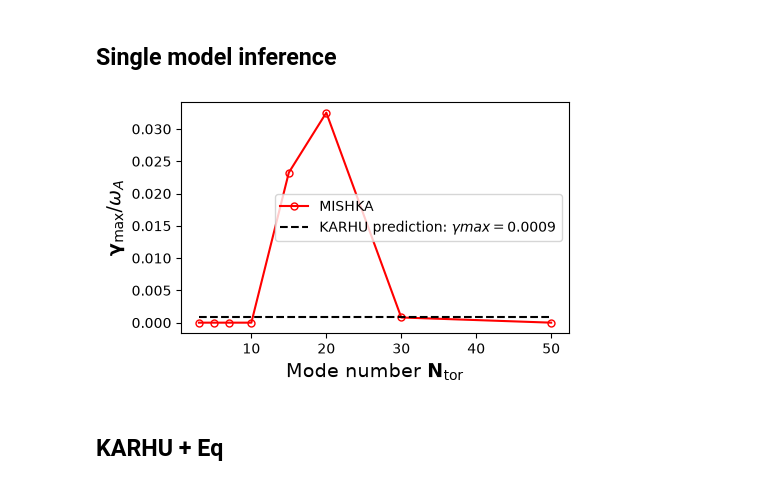
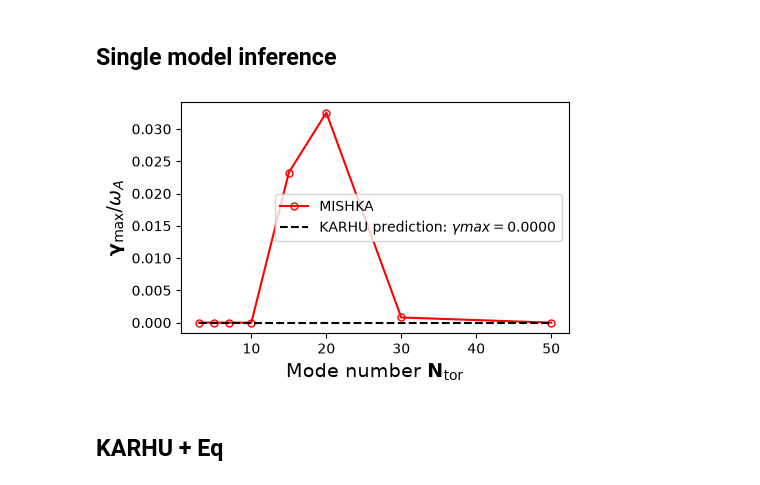
Before and after one commit to DIGIfusion/karhu, a Jupyter notebook: example/run_inference.ipynb, the cells around one changed output. Saved outputs shown, nothing was run; the diff lists cells and outputs as text; code cells hidden in the pictures.

```diff
--- a/example/run_inference.ipynb
+++ b/example/run_inference.ipynb
@@ -114,25 +114,26 @@ scaling_params = model_config["scaling_params"]
 # %%
 
 x = scale_model_input(x_helena, scaling_params)
 y_pred = model(*x)
 y_pred = descale_minmax(
     y_pred.item(),
     scaling_params["gamma"][0],
     scaling_params["gamma"][1],
 )
-y_pred = 0.01  * np.expm1(y_pred) # In case of log-transformed labels
+if "log_transformation_c" in model_config:
+    y_pred = model_config["log_transformation_c"]  * np.expm1(y_pred)
 y_pred = 0.0 if y_pred <= 0.0 else y_pred
 
 fig_prediction, ax = plt.subplots(1, 1, figsize=(5, 3))
 plt.plot(x_true, y_true, ".-", c="red", markersize=10, fillstyle="none", label="MISHKA",)
 plt.hlines(y=y_pred, xmin=3, xmax=50, colors='black', linestyles='dashed', label=f'KARHU prediction: $\gamma max = ${y_pred:.4f}')
 plt.xlabel(r"Mode number $\mathbf{N_{\text{tor}}}$")
 plt.ylabel(r"$\mathbf{\gamma_{\text{max}}}/\omega_A$")
 
 plt.legend()
 plt.show()
 # %% [output]
-[figure, old version]
+[figure, new version]
 # %% [markdown]
 ## KARHU + Eq
 # %%
```
Also changed, not shown: 4 other files.
